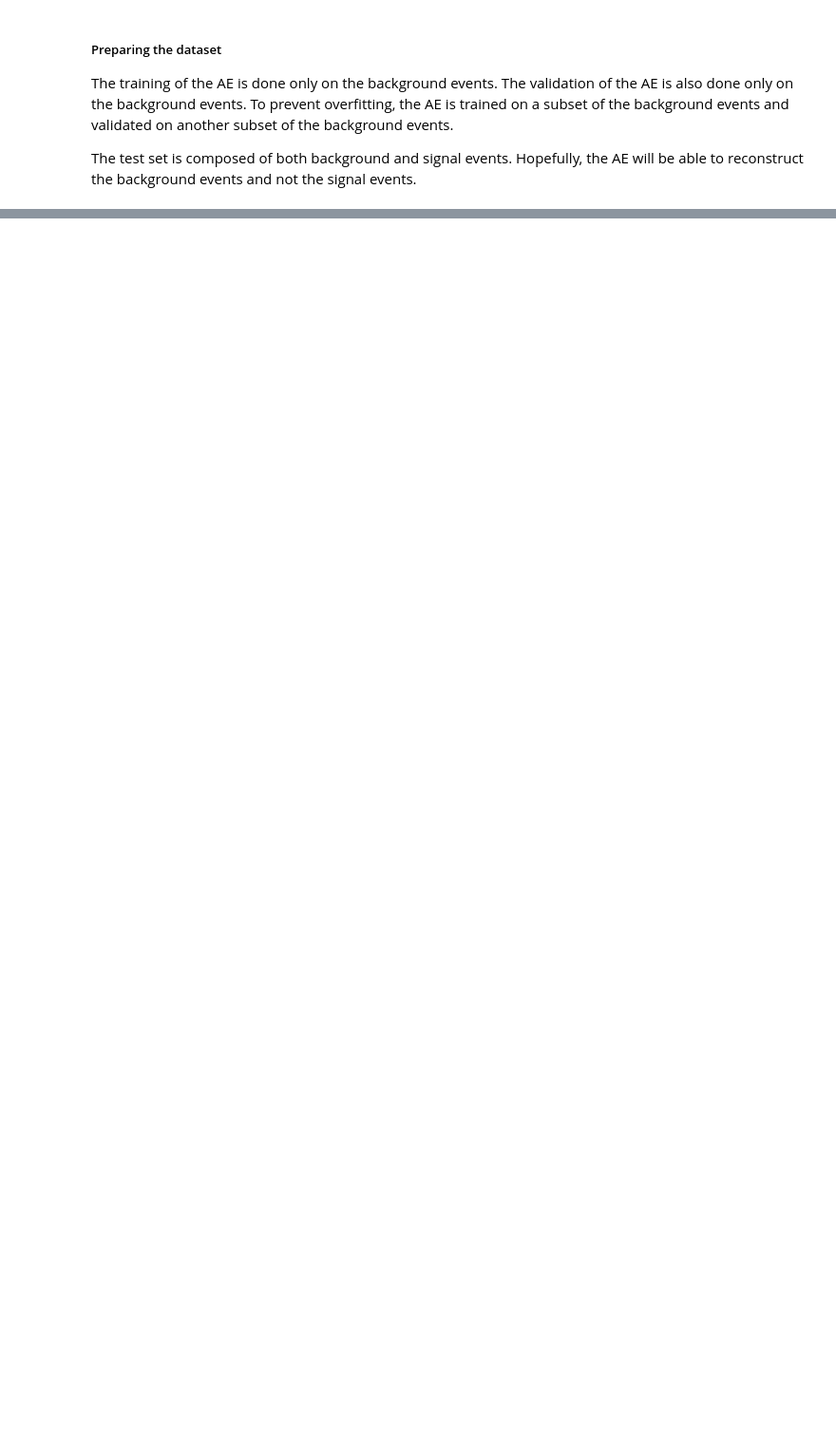
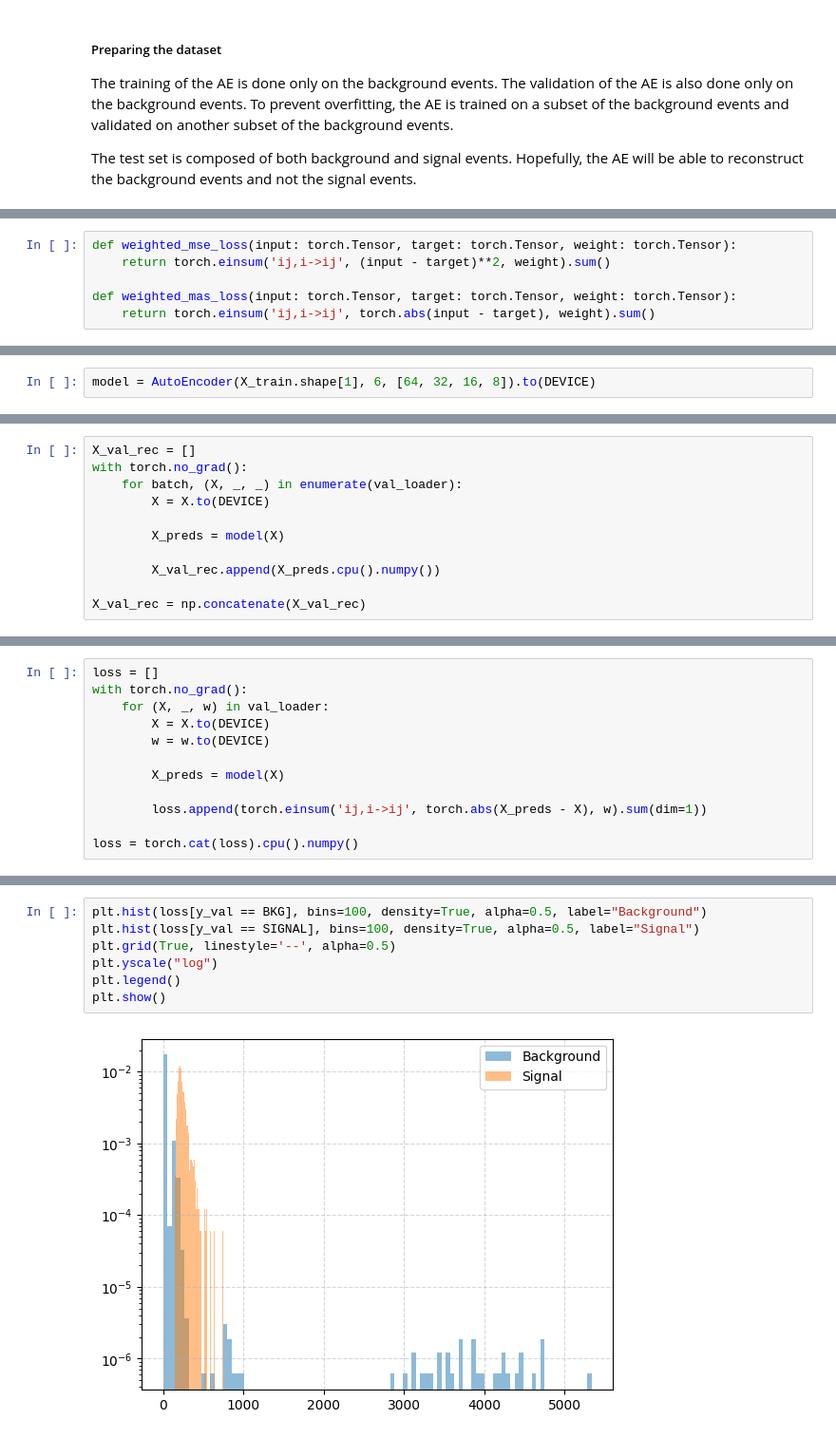
Before and after one commit to fabiocfabini/LIPInternship, a Jupyter notebook: basics.ipynb, the cells around one changed output, grey strips where cells are left out. Shown: that part at 95% size. Saved outputs shown, nothing was run; the diff lists cells and outputs as text; blank space fills up the shorter version.

```diff
--- a/basics.ipynb
+++ b/basics.ipynb
@@ -584,2 +560,8 @@ ae_test_loader = DataLoader(CustomDataset(X_test, X_test, W_test), batch_size=10
+# %%
+def weighted_mse_loss(input: torch.Tensor, target: torch.Tensor, weight: torch.Tensor):
+    return torch.einsum('ij,i->ij', (input - target)**2, weight).sum()
+
+def weighted_mas_loss(input: torch.Tensor, target: torch.Tensor, weight: torch.Tensor):
+    return torch.einsum('ij,i->ij', torch.abs(input - target), weight).sum()
 # %%
 model = AutoEncoder(X_train.shape[1], 6, [32, 16, 8]).to(DEVICE)
@@ -649,0 +710,2 @@ plt.show()
+# %%
+model = AutoEncoder(X_train.shape[1], 6, [64, 32, 16, 8]).to(DEVICE)
@@ -649,0 +726,11 @@ plt.show()
+# %%
+X_val_rec = []
+with torch.no_grad():
+    for batch, (X, _, _) in enumerate(val_loader):
+        X = X.to(DEVICE)
+
+        X_preds = model(X)
+
+        X_val_rec.append(X_preds.cpu().numpy())
+
+X_val_rec = np.concatenate(X_val_rec)
@@ -649,0 +767,12 @@ plt.show()
+# %%
+loss = []
+with torch.no_grad():
+    for (X, _, w) in val_loader:
+        X = X.to(DEVICE)
+        w = w.to(DEVICE)
+
+        X_preds = model(X)
+
+        loss.append(torch.einsum('ij,i->ij', torch.abs(X_preds - X), w).sum(dim=1))
+
+loss = torch.cat(loss).cpu().numpy()
@@ -649,0 +783,9 @@ plt.show()
+# %%
+plt.hist(loss[y_val == BKG], bins=100, density=True, alpha=0.5, label="Background")
+plt.hist(loss[y_val == SIGNAL], bins=100, density=True, alpha=0.5, label="Signal")
+plt.grid(True, linestyle='--', alpha=0.5)
+plt.yscale("log")
+plt.legend()
+plt.show()
+# %% [output]
+[figure, added]
```
Also changed, not shown: parts of 51 cells of this notebook, 9 other files.
